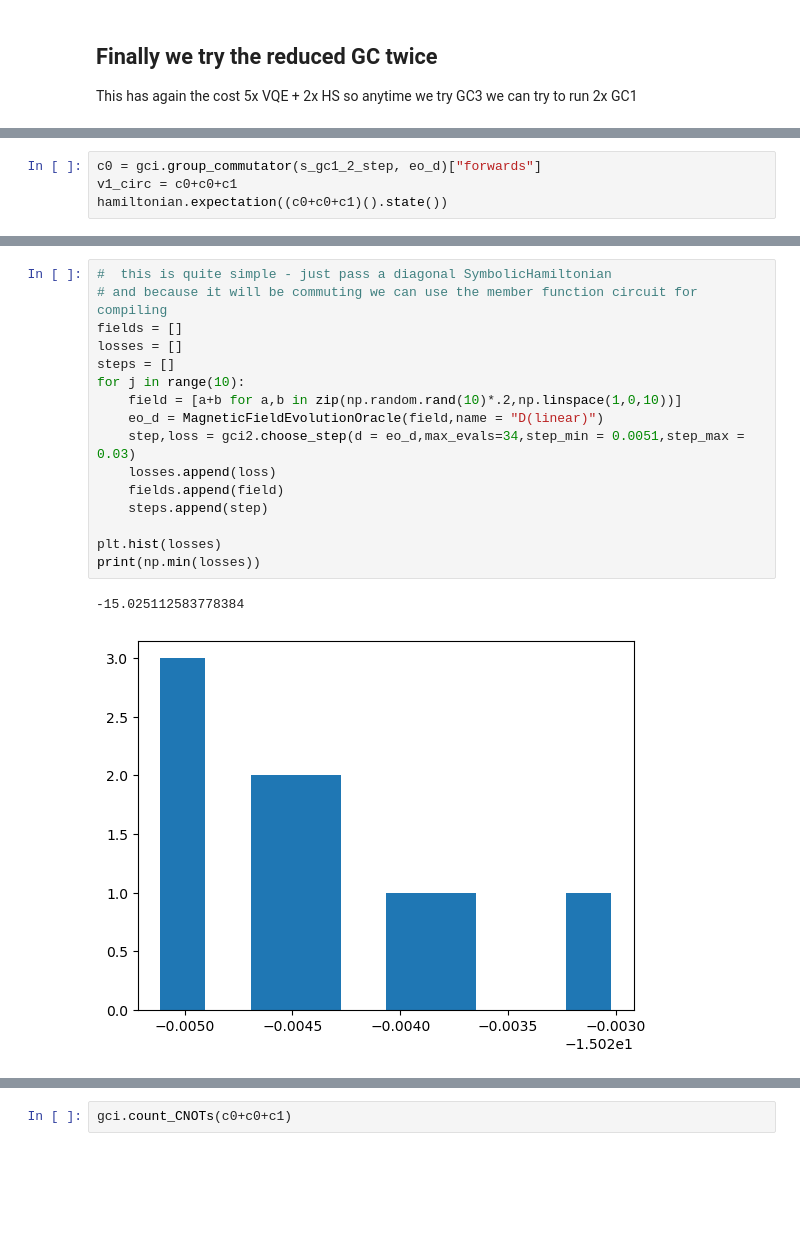
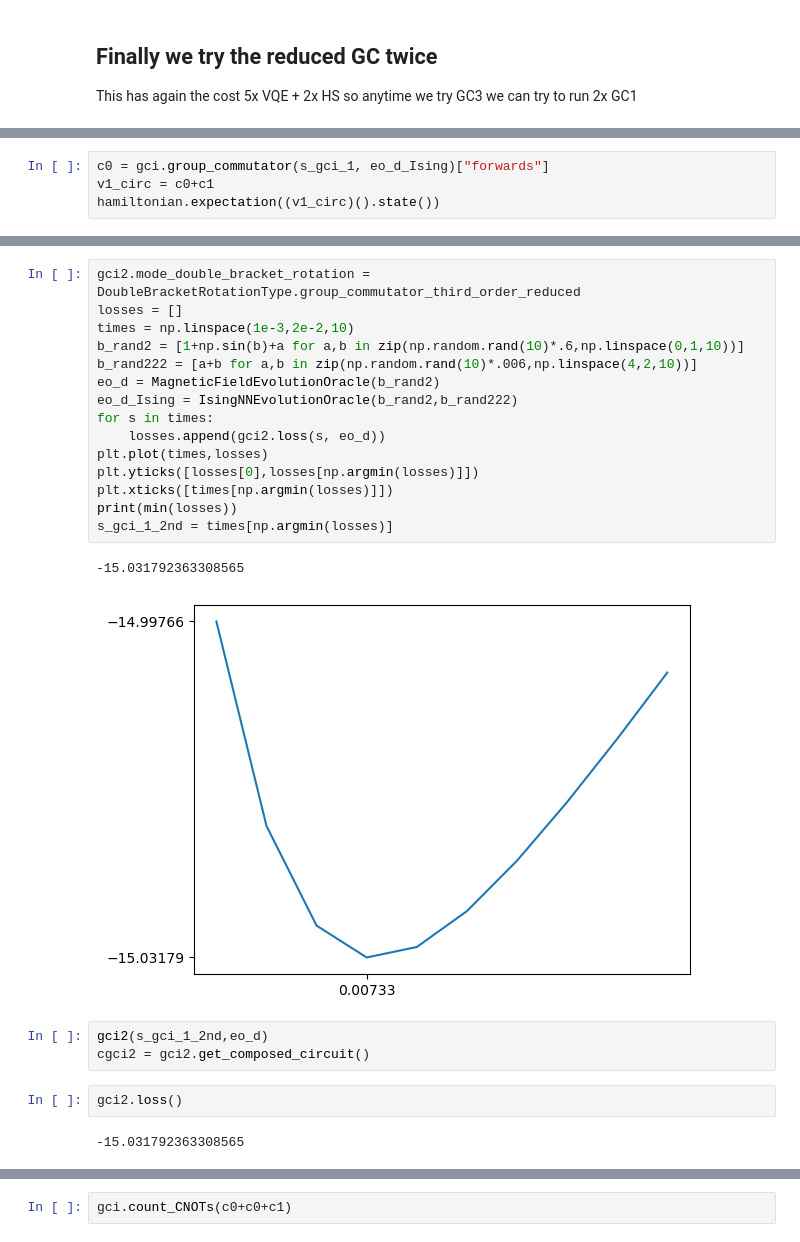
Before and after one commit to qiboteam/boostvqe, a Jupyter notebook: notebooks/gci_ISING.ipynb, the cells around one changed output, grey strips where cells are left out. Saved outputs shown, nothing was run; the diff lists cells and outputs as text; blank space fills up the shorter version.

```diff
--- a/notebooks/gci_ISING.ipynb
+++ b/notebooks/gci_ISING.ipynb
@@ -164,5 +160,5 @@ This has the cost 3x VQE + 1x Hamiltonian simulation (HS)
 # %%
-c0 = gci.group_commutator(s_gc1_2_step, eo_d)["forwards"]
-v1_circ = c0+c0+c1
-hamiltonian.expectation((c0+c0+c1)().state())
+c0 = gci.group_commutator(s_gci_1, eo_d_Ising)["forwards"]
+v1_circ = c0+c1
+hamiltonian.expectation((v1_circ)().state())
 # %% [output]
@@ -189,19 +185,25 @@ For 10 qubits this gives n_CNOT/n_qubits = 9.0 and n_CZ/n_qubits = 35.0
-# %%
-#  this is quite simple - just pass a diagonal SymbolicHamiltonian
-# and because it will be commuting we can use the member function circuit for compiling
-fields = []
-losses = []
-steps = []
-for j in range(10):
-    field = [a+b for a,b in zip(np.random.rand(10)*.2,np.linspace(1,0,10))]
-    eo_d = MagneticFieldEvolutionOracle(field,name = "D(linear)")
-    step,loss = gci2.choose_step(d = eo_d,max_evals=34,step_min = 0.0051,step_max = 0.03)
-    losses.append(loss)
-    fields.append(field)
-    steps.append(step)
-
-plt.hist(losses)
-print(np.min(losses))
-# %% [output]
--15.025112583778384
-[figure, removed]
+# %%
+gci2.mode_double_bracket_rotation = DoubleBracketRotationType.group_commutator_third_order_reduced
+losses = []
+times = np.linspace(1e-3,2e-2,10)
+b_rand2 = [1+np.sin(b)+a for a,b in zip(np.random.rand(10)*.6,np.linspace(0,1,10))]
+b_rand222 = [a+b for a,b in zip(np.random.rand(10)*.006,np.linspace(4,2,10))]
+eo_d = MagneticFieldEvolutionOracle(b_rand2)
+eo_d_Ising = IsingNNEvolutionOracle(b_rand2,b_rand222)
+for s in times:
+    losses.append(gci2.loss(s, eo_d))
+plt.plot(times,losses)
+plt.yticks([losses[0],losses[np.argmin(losses)]])
+plt.xticks([times[np.argmin(losses)]])
+print(min(losses))
+s_gci_1_2nd = times[np.argmin(losses)]
+# %% [output]
+-15.031792363308565
+[figure, added]
+# %%
+gci2(s_gci_1_2nd,eo_d)
+cgci2 = gci2.get_composed_circuit()
+# %%
+gci2.loss()
+# %% [output]
+-15.031792363308565
```
Also changed, not shown: parts of 20 cells of this notebook, 1 other file.
